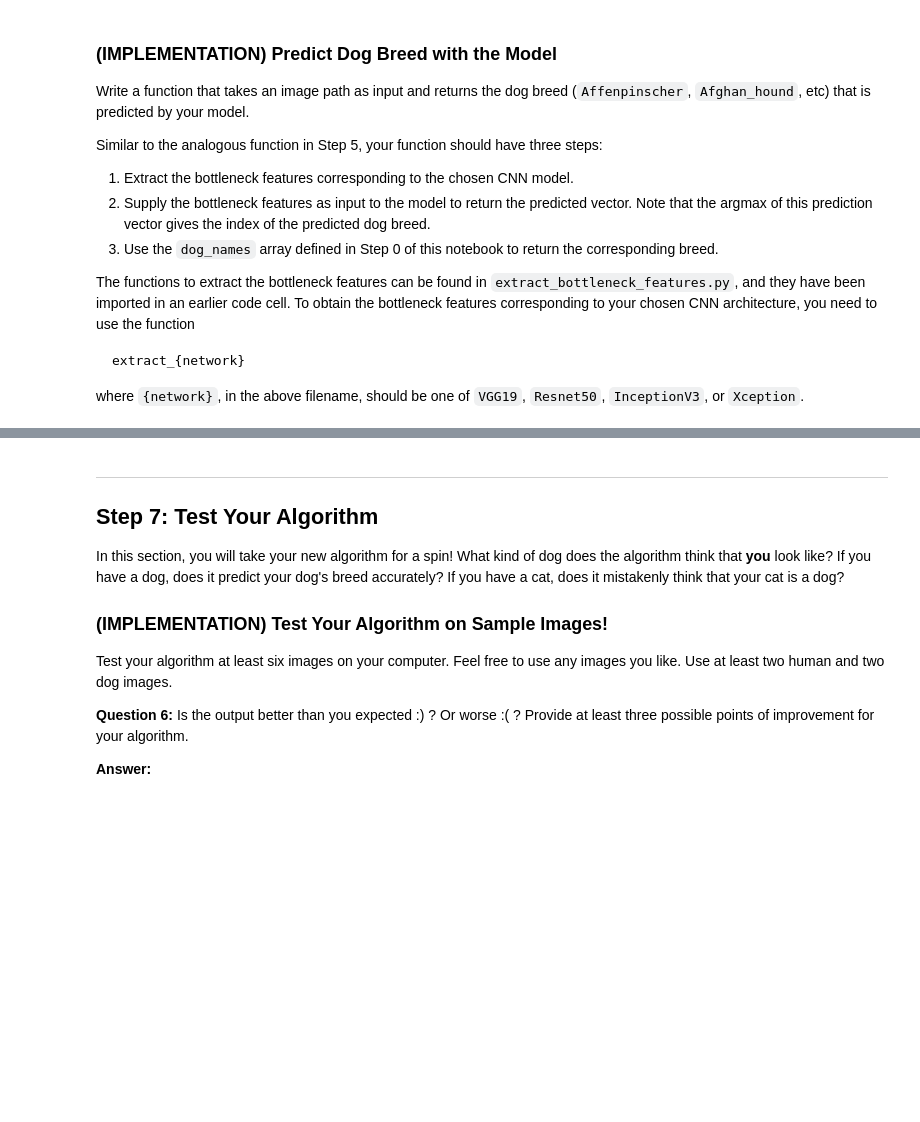
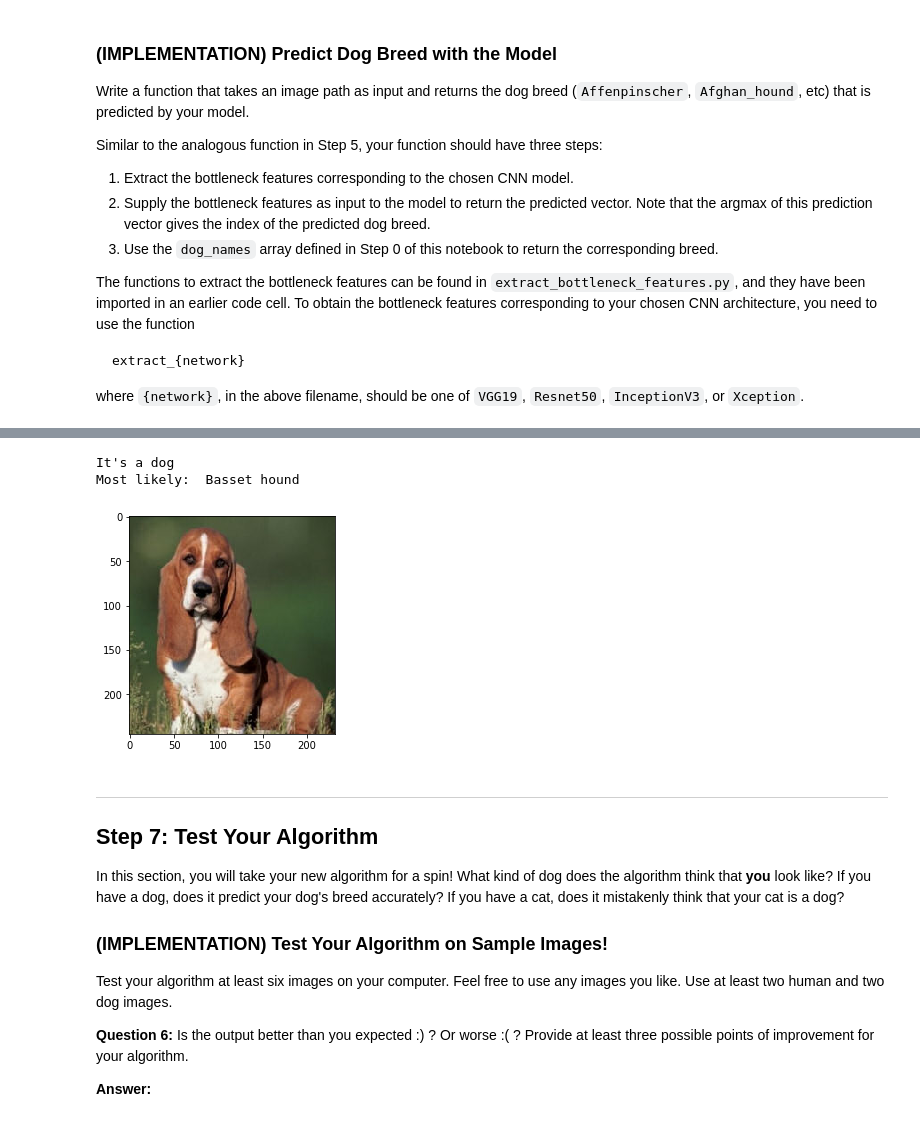
Before and after one commit to archie1983/dog-project, a Jupyter notebook: dog_app.ipynb, the cells around one changed output, grey strips where cells are left out. Cells and saved outputs as stored; diff of their text form; code cells hidden in the pictures; blank space fills up the shorter version.

```diff
--- a/dog_app.ipynb
+++ b/dog_app.ipynb
@@ -690,3 +1011,46 @@ Some sample output for our algorithm is provided below, but feel free to design
+# %%
+### Now the main algorithm
+
+### First we'll get the pictures to classify. Dogs first:
+# load train, test, and validation datasets
+train_files, train_targets = load_dataset('/data/dog_images/train')
+valid_files, valid_targets = load_dataset('/data/dog_images/valid')
+test_files, test_targets = load_dataset('/data/dog_images/test')
+
+# load list of dog names
+dog_names = [item[20:-1] for item in sorted(glob("/data/dog_images/train/*/"))]
+
+### And now humans:
+human_files = np.array(glob("/data/lfw/*/*"))
+
+### And now the main algorithm
+def classify_picture(file_path):
+    if (dog_detector(file_path)):
+        print("It's a dog")
+        print("Most likely: ", Resnet50_predict_breed(file_path).split(".")[1].replace("_", " "))
+    elif (face_detector(file_path)):
+        print("It's a human")
+        print("This human looks a little bit like: ", Resnet50_predict_breed(file_path).split(".")[1].replace("_", " "))
+    else:
+        print("This picture evades the algorithm, it may not be either a human or a dog, the algorithm stops here, sorry!")
+# %%
+### And now we run the main algorithm:
+picture = test_files[91] # human_files[3] # test_files[87] # test_files[83]
+classify_picture(picture)
+
+# load color (BGR) image
+img = cv2.imread(picture)
+
+# convert BGR image to RGB for plotting
+cv_rgb = cv2.cvtColor(img, cv2.COLOR_BGR2RGB)
+
+# display the image, along with bounding box
+plt.imshow(cv_rgb)
+plt.show()
+# %% [output]
+It's a dog
+Most likely:  Basset hound
+[figure, added]
 # %% [markdown]
 ---
 <a id='step7'></a>
```
Also changed, not shown: parts of 25 cells of this notebook.
